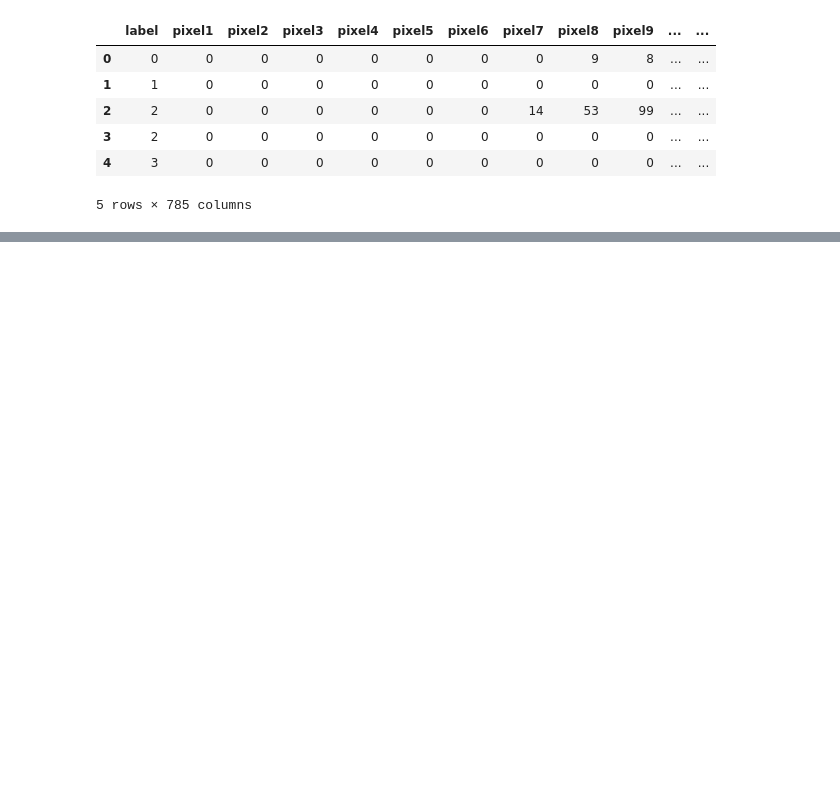
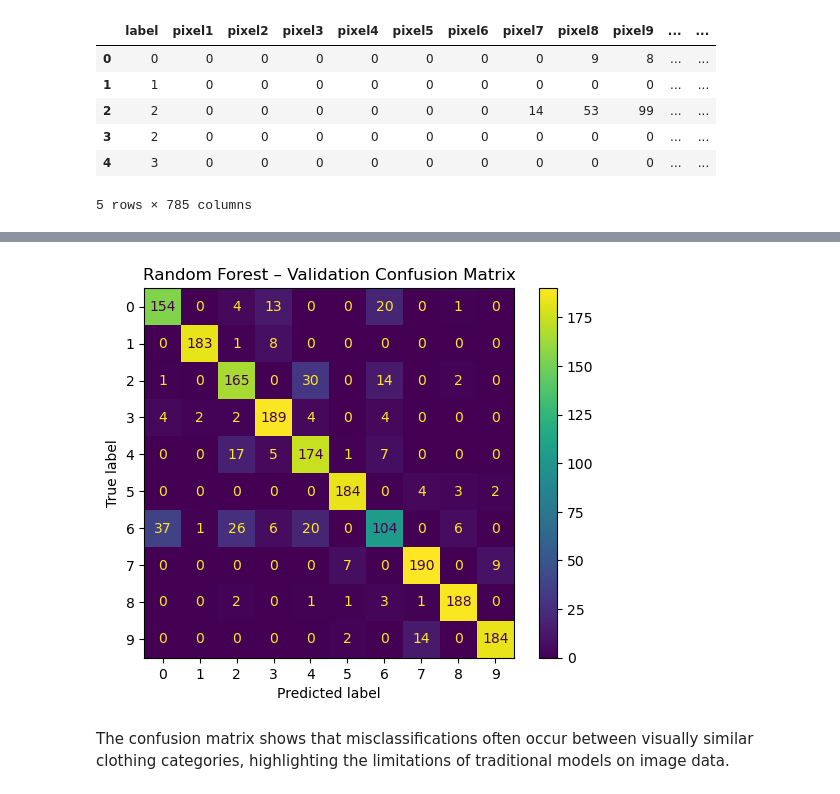
Before and after one commit to up2060795/UP2060795-Coursework-2, a Jupyter notebook: Q1_folder/Q1.ipynb, the cells around one changed output, grey strips where cells are left out. Drawn from its saved outputs; the diff is of its cells as text; code cells hidden in the pictures; blank space fills up the shorter version.

```diff
--- a/Q1_folder/Q1.ipynb
+++ b/Q1_folder/Q1.ipynb
@@ -58,0 +132,12 @@ show_samples(X_train, y_train, n=9)
+# %%
+from sklearn.metrics import ConfusionMatrixDisplay
+ConfusionMatrixDisplay.from_estimator(rf_clf, X_val, y_val)
+
+plt.title("Random Forest – Validation Confusion Matrix")
+plt.show()
+# %% [output]
+[figure, added]
+# %% [markdown]
+The confusion matrix shows that misclassifications
+often occur between visually similar clothing categories,
+highlighting the limitations of traditional models on image data.
```
Also changed, not shown: parts of 17 cells of this notebook, 4 other files.
